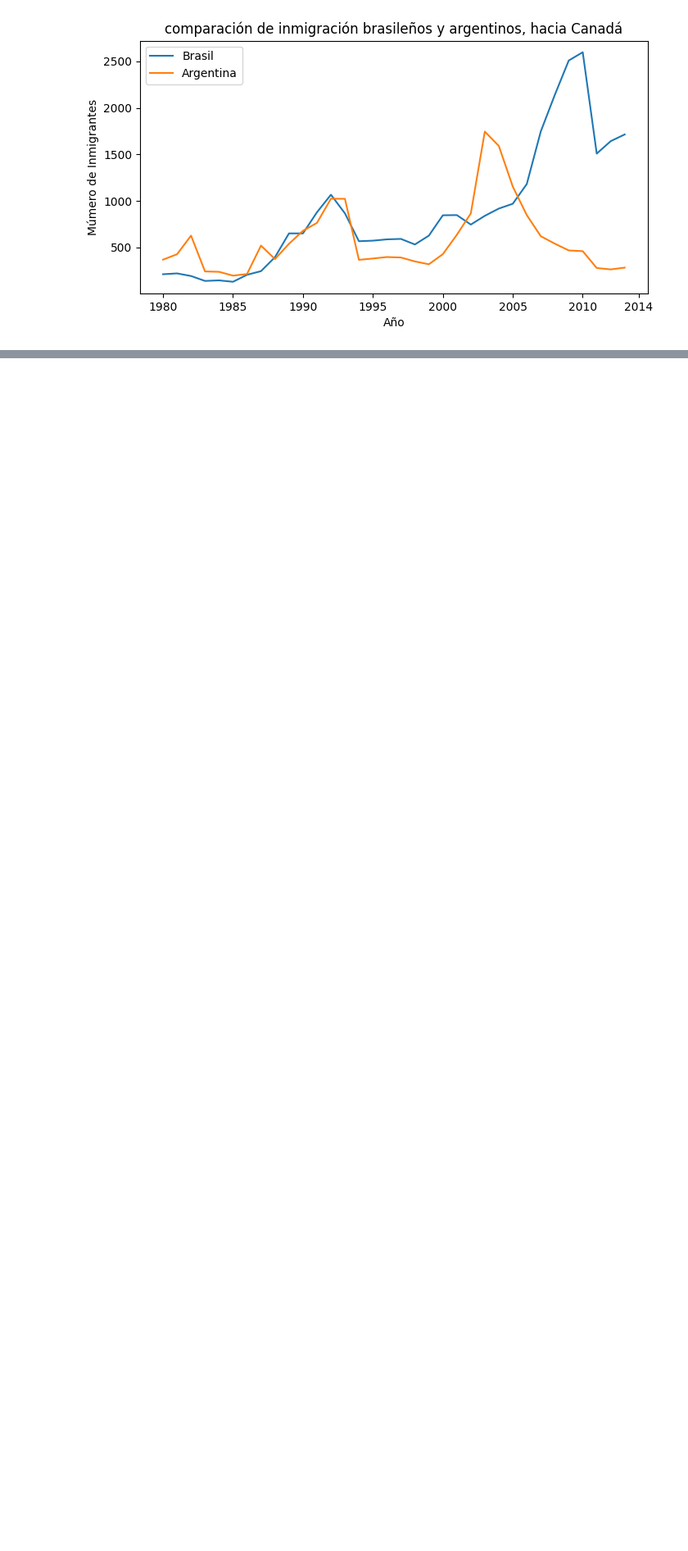
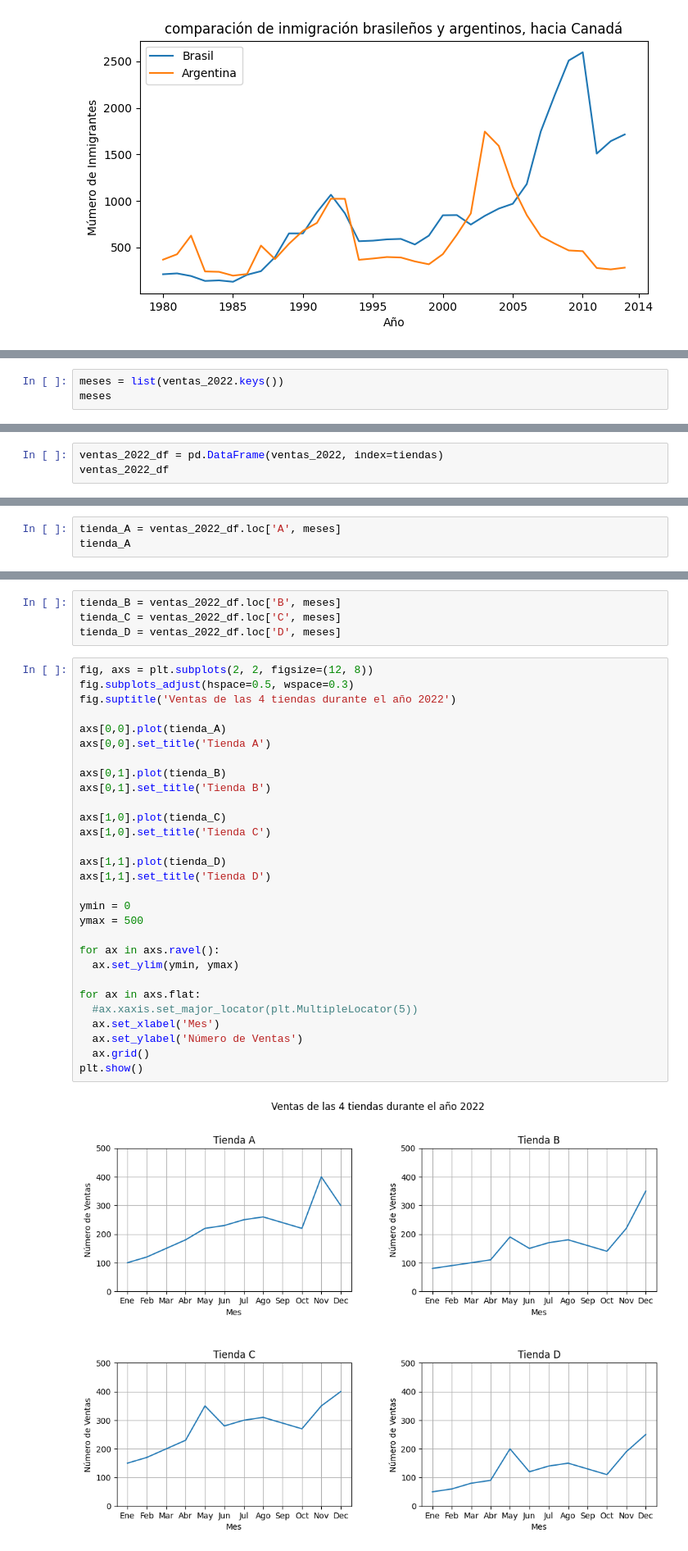
Before and after one commit to Cristiand056/Alura_data_science_basico, a Jupyter notebook: visualizacion_de_datos_con_python.ipynb, the cells around one changed output, grey strips where cells are left out. Shown: that part at 82% size. Drawn from its saved outputs; the diff is of its cells as text; blank space fills up the shorter version.

```diff
--- a/visualizacion_de_datos_con_python.ipynb
+++ b/visualizacion_de_datos_con_python.ipynb
@@ -269,0 +357,3 @@ plt.show()
+# %%
+meses = list(ventas_2022.keys())
+meses
@@ -269,0 +373,3 @@ plt.show()
+# %%
+ventas_2022_df = pd.DataFrame(ventas_2022, index=tiendas)
+ventas_2022_df
@@ -269,0 +382,3 @@ plt.show()
+# %%
+tienda_A = ventas_2022_df.loc['A', meses]
+tienda_A
@@ -269,0 +400,35 @@ plt.show()
+# %%
+tienda_B = ventas_2022_df.loc['B', meses]
+tienda_C = ventas_2022_df.loc['C', meses]
+tienda_D = ventas_2022_df.loc['D', meses]
+# %%
+fig, axs = plt.subplots(2, 2, figsize=(12, 8))
+fig.subplots_adjust(hspace=0.5, wspace=0.3)
+fig.suptitle('Ventas de las 4 tiendas durante el año 2022')
+
+axs[0,0].plot(tienda_A)
+axs[0,0].set_title('Tienda A')
+
+axs[0,1].plot(tienda_B)
+axs[0,1].set_title('Tienda B')
+
+axs[1,0].plot(tienda_C)
+axs[1,0].set_title('Tienda C')
+
+axs[1,1].plot(tienda_D)
+axs[1,1].set_title('Tienda D')
+
+ymin = 0
+ymax = 500
+
+for ax in axs.ravel():
+  ax.set_ylim(ymin, ymax)
+
+for ax in axs.flat:
+  #ax.xaxis.set_major_locator(plt.MultipleLocator(5))
+  ax.set_xlabel('Mes')
+  ax.set_ylabel('Número de Ventas')
+  ax.grid()
+plt.show()
+# %% [output]
+[figure, added]
```
Also changed, not shown: parts of 9 cells of this notebook.
